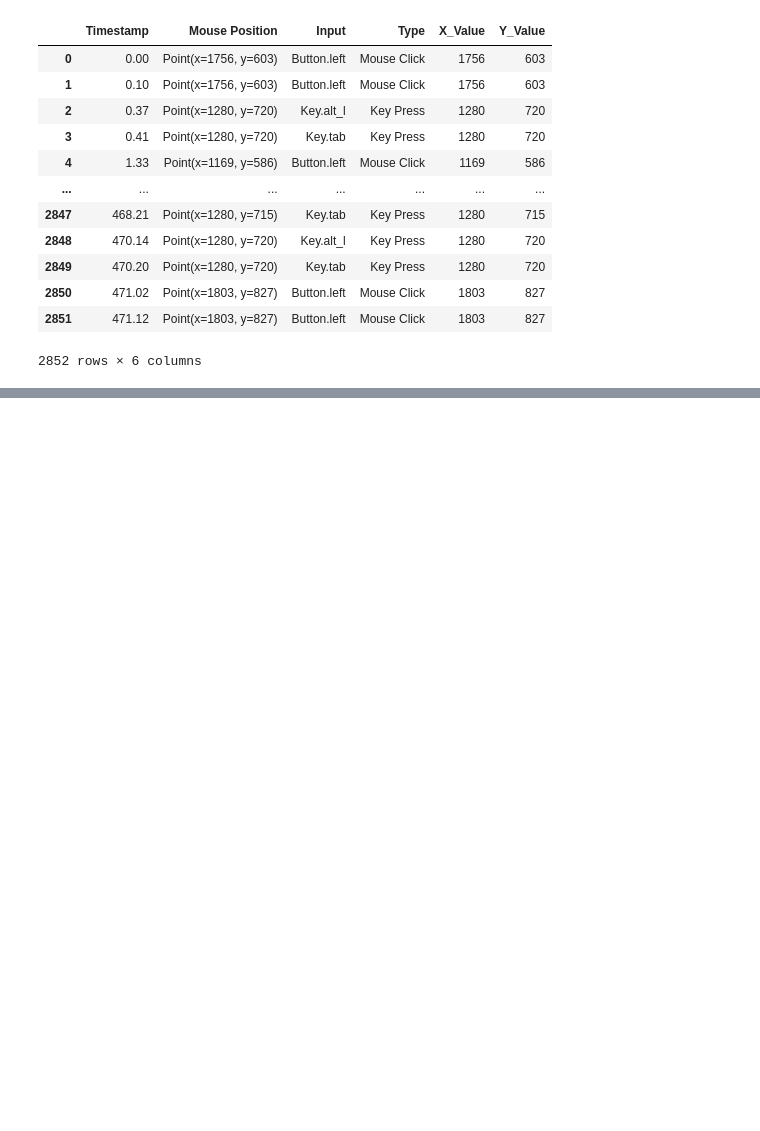
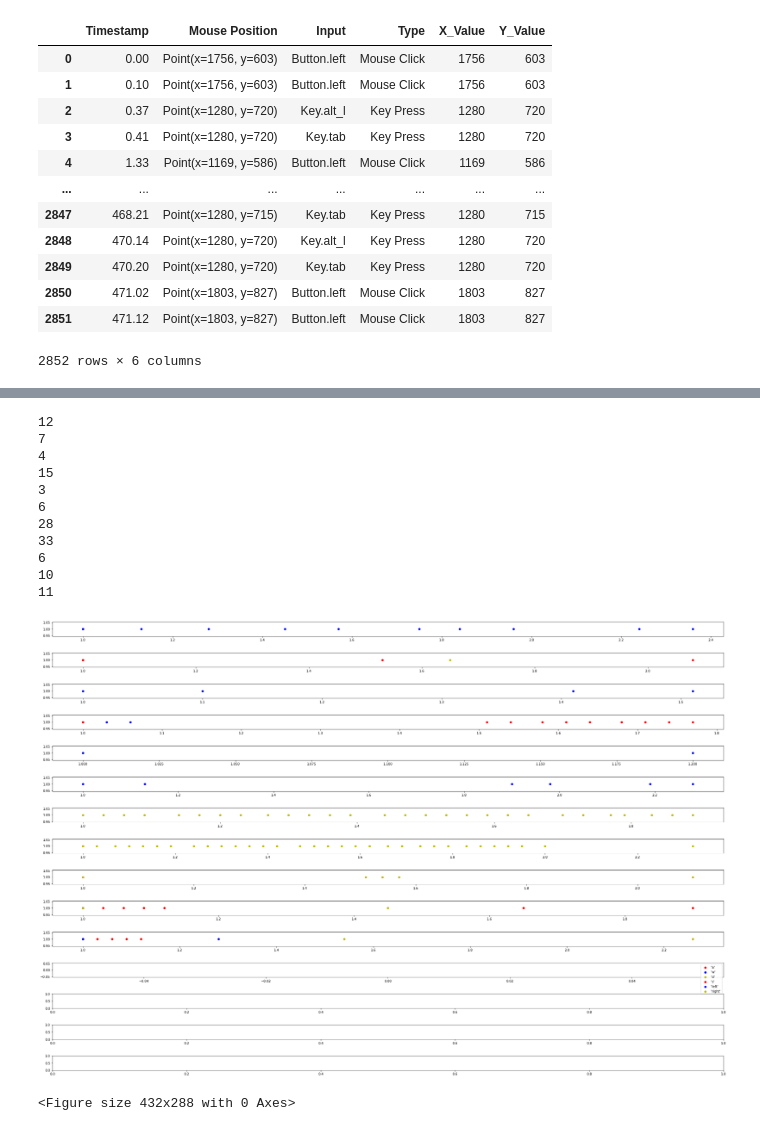
Before and after one commit to ketan1741/Athletech, a Jupyter notebook: Analysis/Overall Analysis.ipynb, the cells around one changed output, grey strips where cells are left out. Cells and saved outputs as stored; diff of their text form; code cells hidden in the pictures; blank space fills up the shorter version.

```diff
--- a/Analysis/Overall Analysis.ipynb
+++ b/Analysis/Overall Analysis.ipynb
@@ -722,0 +1280,73 @@ plt.close(fig)
+# %%
+tolerance = 1
+previous_time = 0
+row_timestamp = []
+
+row_a = []
+row_w = []
+row_s = []
+row_d = []
+row_left = []
+row_right = []
+
+count = 0
+
+fig = plt.figure(figsize=(30, 20))
+gs = fig.add_gridspec(15, 1)  # 6 rows, 2 columns
+axs = gs.subplots()
+axs = axs.flatten()
+
+previous_time = 0
+for time in kill_timestamps:
+    if previous_time == 0:
+        previous_time  = time
+
+    if time != previous_time and time - previous_time <= 2 * tolerance:
+        continue
+
+    for index, row in keyboard.iterrows():
+        if abs(time - row['Timestamp']) <= tolerance:
+            update_row_data(row, row_timestamp, row_a, row_w, row_s, row_d, row_left, row_right)
+
+    print(len(row_timestamp))
+    row_timestamp = [(x - row_timestamp[0] + 1)for x in row_timestamp]
+
+    plot_logger(axs, count, row_timestamp, row_a, row_w, row_s, row_d, row_left, row_right)
+
+    # axs[count].xaxis.set_major_formatter(plt.NullFormatter())
+
+    row_timestamp = []
+    row_a = []
+    row_w = []
+    row_s = []
+    row_d = []
+    row_left = []
+    row_right = []
+
+    count += 1
+
+    previous_time = time
+
+row_timestamp = [(x - row_timestamp[0] + 1) for x in row_timestamp]
+
+plot_logger(axs, count, row_timestamp, row_a, row_w, row_s, row_d, row_left, row_right)
+axs[count].legend()
+plt.tight_layout()
+
+# Show the entire figure with subplots
+plt.show()
+plt.savefig("keylogger.png")
+# %% [output]
+12
+7
+4
+15
+3
+6
+28
+33
+6
+10
+11
+[figure, added]
+<Figure size 432x288 with 0 Axes>
```
Also changed, not shown: parts of 51 cells of this notebook.
